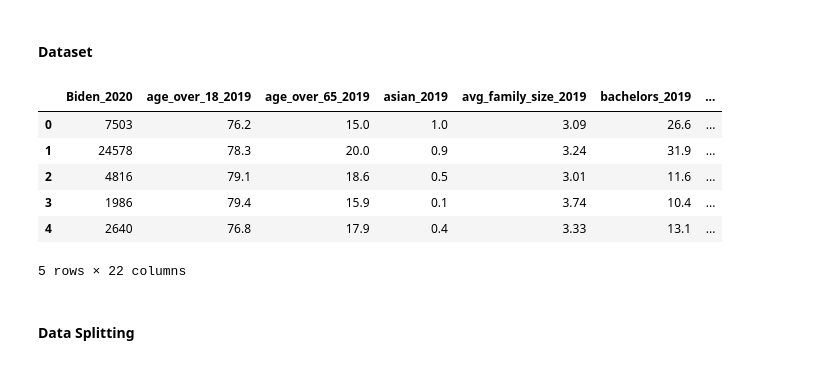
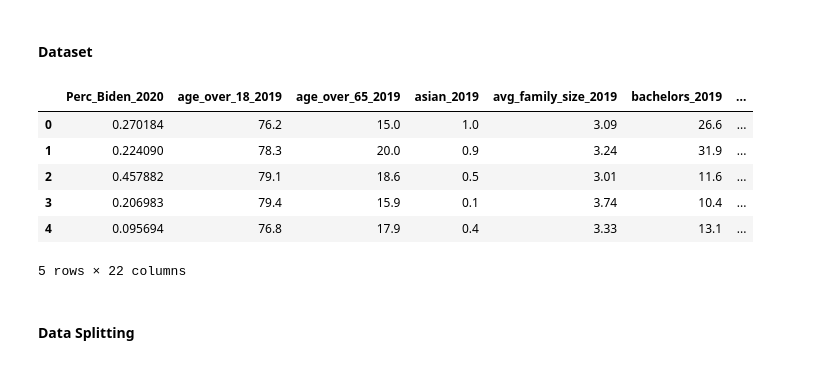
Before and after one commit to jorgegarcelan/elections_usa_2020, a Jupyter notebook: elections.ipynb, the cells around one changed output. Cells and saved outputs as stored; diff of their text form; code cells hidden in the pictures.

```diff
--- a/elections.ipynb
+++ b/elections.ipynb
@@ -44,11 +44,14 @@ d1 = pd.read_csv("data/2020_US_County_Level_Presidential_Results.csv")
 # Crear nueva columna 'votes_others'
 d1['votes_others'] = d1['total_votes'] - (d1['votes_gop'] + d1['votes_dem'])
 
+# Crear nueva columna 'perc votes_others'
+d1['perc votes_others'] = d1['votes_others'] / d1['total_votes']
+
 # Quedarse con columnas específicas
-d1 = d1[['state_name', 'county_fips', 'county_name', 'votes_gop', 'votes_dem', 'total_votes', 'votes_others', 'per_dem', 'per_gop']]
+d1 = d1[['state_name', 'county_fips', 'county_name', 'votes_gop', 'votes_dem', 'total_votes', 'votes_others', 'perc votes_others', 'per_dem', 'per_gop']]
 
 # Renombrar columnas
-d1.columns = ["state", "fips", "county", "Trump_2020", "Biden_2020", "Total_2020", "Other_2020", "Perc_Biden_2020", "Perc_Trump_2020"]
+d1.columns = ["state", "fips", "county", "Trump_2020", "Biden_2020", "Total_2020", "Other_2020", "Perc_Other_2020", "Perc_Biden_2020", "Perc_Trump_2020"]
 
 # Usar tabulate para mostrar las primeras 5 filas en formato de tabla
 print(tabulate(d1.head(), headers='keys', tablefmt='fancy_grid'))
@@ -251,16 +931,16 @@ Passing `palette` without assigning `hue` is deprecated and will be removed in v
 # %% [markdown]
 #### Dataset
 # %%
-columns_to_drop = ['Total_2020', 'Other_2020', 'Winner_2020', "Perc_Biden_2020"]  # Nombres de las columnas a eliminar
+columns_to_drop = ['Total_2020', 'Other_2020', 'Winner_2020', "Biden_2020"]  # Nombres de las columnas a eliminar
 data_reg = data.drop(columns=columns_to_drop)
 data_reg.head()
 # %% [output]
-|  | Biden_2020 | age_over_18_2019 | age_over_65_2019 | asian_2019 | avg_family_size_2019 | bachelors_2019 | ... |
-| 0 | 7503 | 76.2 | 15.0 | 1.0 | 3.09 | 26.6 | ... |
-| 1 | 24578 | 78.3 | 20.0 | 0.9 | 3.24 | 31.9 | ... |
-| 2 | 4816 | 79.1 | 18.6 | 0.5 | 3.01 | 11.6 | ... |
-| 3 | 1986 | 79.4 | 15.9 | 0.1 | 3.74 | 10.4 | ... |
-| 4 | 2640 | 76.8 | 17.9 | 0.4 | 3.33 | 13.1 | ... |
+|  | Perc_Biden_2020 | age_over_18_2019 | age_over_65_2019 | asian_2019 | avg_family_size_2019 | bachelors_2019 | ... |
+| 0 | 0.270184 | 76.2 | 15.0 | 1.0 | 3.09 | 26.6 | ... |
+| 1 | 0.224090 | 78.3 | 20.0 | 0.9 | 3.24 | 31.9 | ... |
+| 2 | 0.457882 | 79.1 | 18.6 | 0.5 | 3.01 | 11.6 | ... |
+| 3 | 0.206983 | 79.4 | 15.9 | 0.1 | 3.74 | 10.4 | ... |
+| 4 | 0.095694 | 76.8 | 17.9 | 0.4 | 3.33 | 13.1 | ... |
 5 rows × 22 columns
 # %% [markdown]
 #### Data Splitting
```
Also changed, not shown: parts of 60 cells of this notebook.
